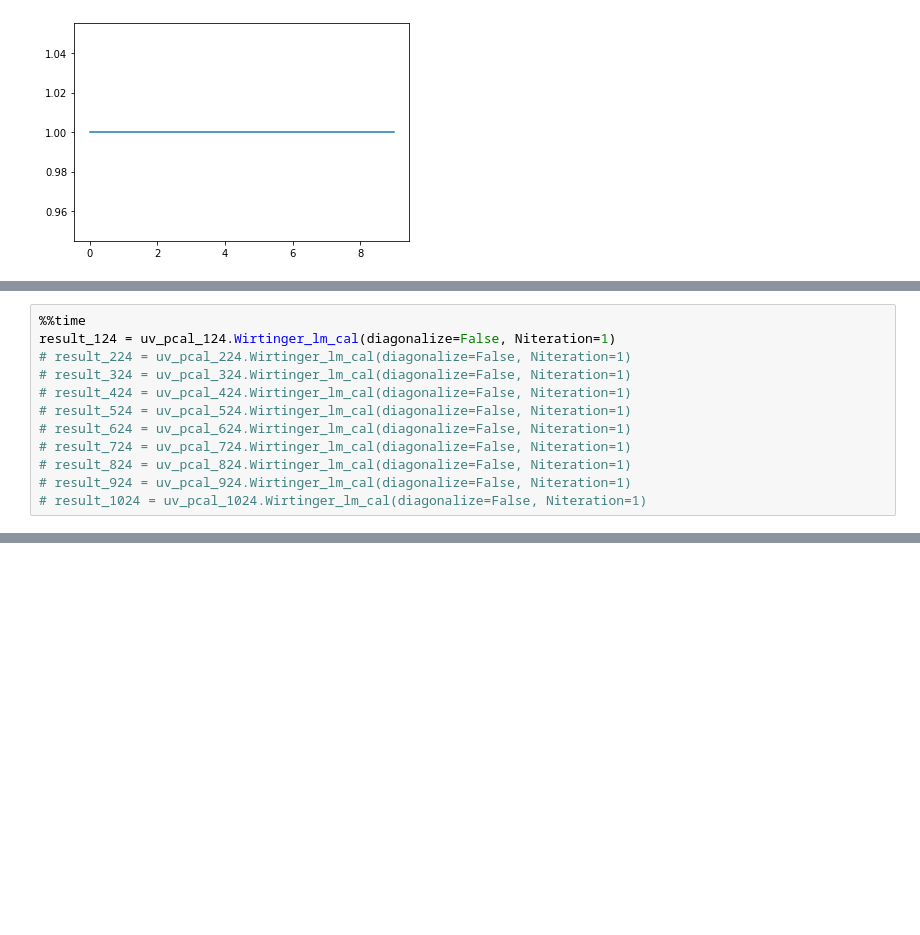
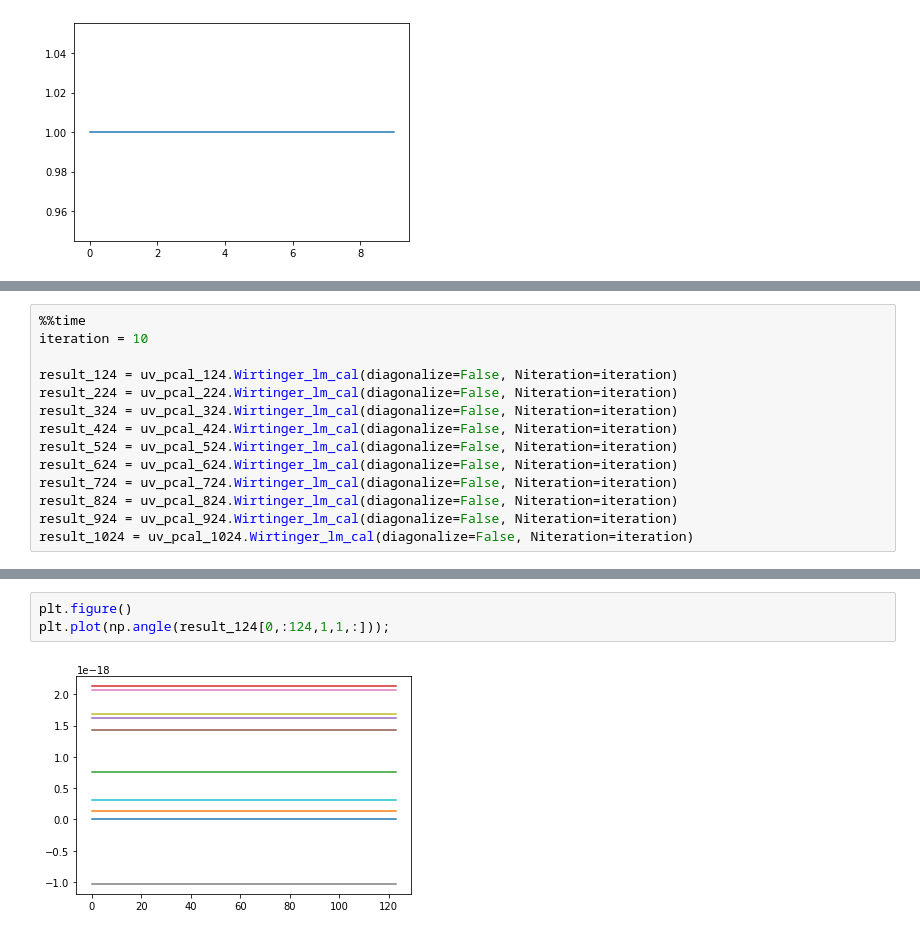
Before and after one commit to UPennEoR/plimpy, a Jupyter notebook: PolarizedCalibration/TestSmirnovCal.ipynb, the cells around one changed output, grey strips where cells are left out. Drawn from its saved outputs; the diff is of its cells as text; blank space fills up the shorter version.

Commit message:
added plotting function

```diff
--- a/PolarizedCalibration/TestSmirnovCal.ipynb
+++ b/PolarizedCalibration/TestSmirnovCal.ipynb
@@ -89,13 +143,15 @@ uv_pcal_1024.data_slice(use_all_times=True, use_all_ants=True,
 # %%
 %%time
-result_124 = uv_pcal_124.Wirtinger_lm_cal(diagonalize=False, Niteration=1)
-# result_224 = uv_pcal_224.Wirtinger_lm_cal(diagonalize=False, Niteration=1)
-# result_324 = uv_pcal_324.Wirtinger_lm_cal(diagonalize=False, Niteration=1)
-# result_424 = uv_pcal_424.Wirtinger_lm_cal(diagonalize=False, Niteration=1)
-# result_524 = uv_pcal_524.Wirtinger_lm_cal(diagonalize=False, Niteration=1)
-# result_624 = uv_pcal_624.Wirtinger_lm_cal(diagonalize=False, Niteration=1)
-# result_724 = uv_pcal_724.Wirtinger_lm_cal(diagonalize=False, Niteration=1)
-# result_824 = uv_pcal_824.Wirtinger_lm_cal(diagonalize=False, Niteration=1)
-# result_924 = uv_pcal_924.Wirtinger_lm_cal(diagonalize=False, Niteration=1)
-# result_1024 = uv_pcal_1024.Wirtinger_lm_cal(diagonalize=False, Niteration=1)
+iteration = 10
+
+result_124 = uv_pcal_124.Wirtinger_lm_cal(diagonalize=False, Niteration=iteration)
+result_224 = uv_pcal_224.Wirtinger_lm_cal(diagonalize=False, Niteration=iteration)
+result_324 = uv_pcal_324.Wirtinger_lm_cal(diagonalize=False, Niteration=iteration)
+result_424 = uv_pcal_424.Wirtinger_lm_cal(diagonalize=False, Niteration=iteration)
+result_524 = uv_pcal_524.Wirtinger_lm_cal(diagonalize=False, Niteration=iteration)
+result_624 = uv_pcal_624.Wirtinger_lm_cal(diagonalize=False, Niteration=iteration)
+result_724 = uv_pcal_724.Wirtinger_lm_cal(diagonalize=False, Niteration=iteration)
+result_824 = uv_pcal_824.Wirtinger_lm_cal(diagonalize=False, Niteration=iteration)
+result_924 = uv_pcal_924.Wirtinger_lm_cal(diagonalize=False, Niteration=iteration)
+result_1024 = uv_pcal_1024.Wirtinger_lm_cal(diagonalize=False, Niteration=iteration)
 # %% [output]
@@ -113,2 +167,7 @@ plt.ylabel='Frequency'
 # %% [output]
 [figure]
+# %%
+plt.figure()
+plt.plot(np.angle(result_124[0,:124,1,1,:]));
+# %% [output]
+[figure, added]
```
Also changed, not shown: parts of 10 cells of this notebook.
